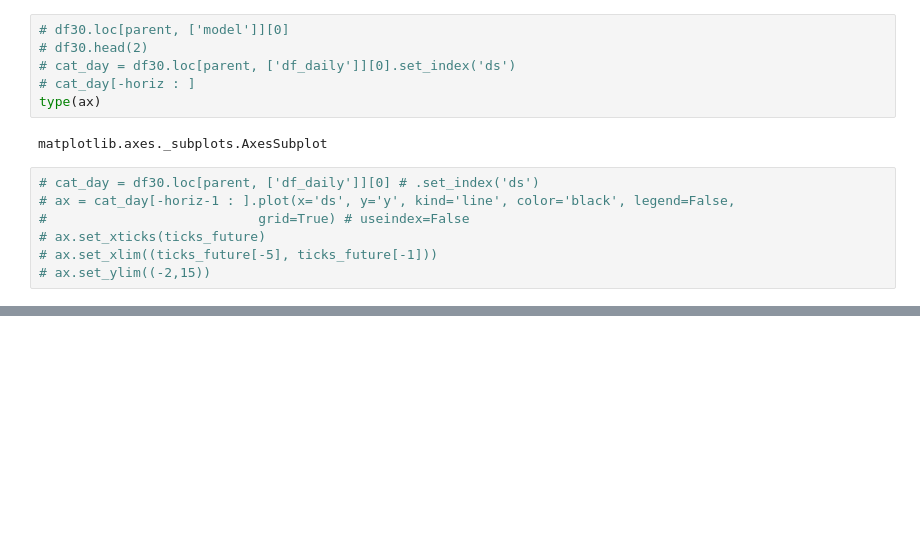
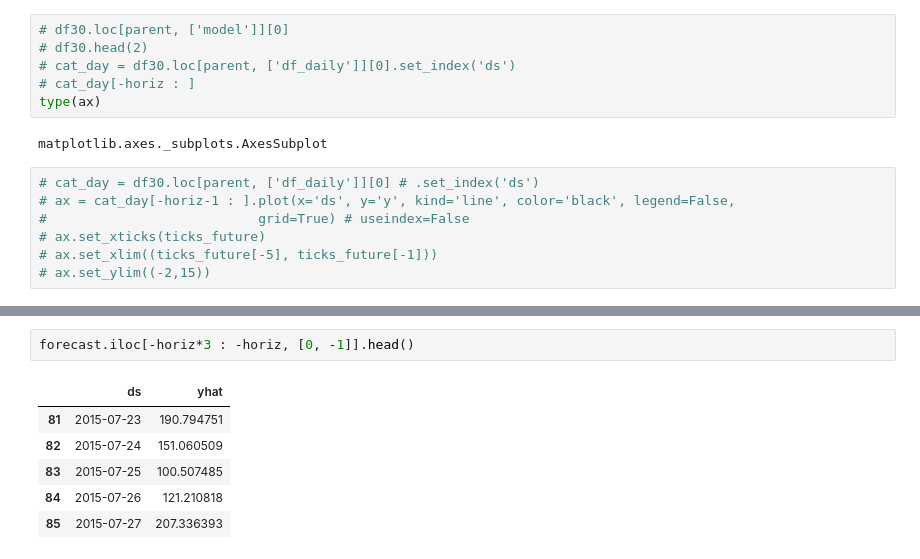
Before and after one commit to truejimfrank/StreamlinedProductPurchaseForecasting, a Jupyter notebook: notebooks/g_prophet_graphing.ipynb, the cells around one changed output, grey strips where cells are left out. Drawn from its saved outputs; the diff is of its cells as text; blank space fills up the shorter version.

```diff
--- a/notebooks/g_prophet_graphing.ipynb
+++ b/notebooks/g_prophet_graphing.ipynb
@@ -311,0 +337,9 @@ plt.tight_layout(pad=1)
+# %%
+forecast.iloc[-horiz*3 : -horiz, [0, -1]].head()
+# %% [output]
+|  | ds | yhat |
+| 81 | 2015-07-23 | 190.794751 |
+| 82 | 2015-07-24 | 151.060509 |
+| 83 | 2015-07-25 | 100.507485 |
+| 84 | 2015-07-26 | 121.210818 |
+| 85 | 2015-07-27 | 207.336393 |
```
Also changed, not shown: parts of 9 cells of this notebook, 3 other files.
